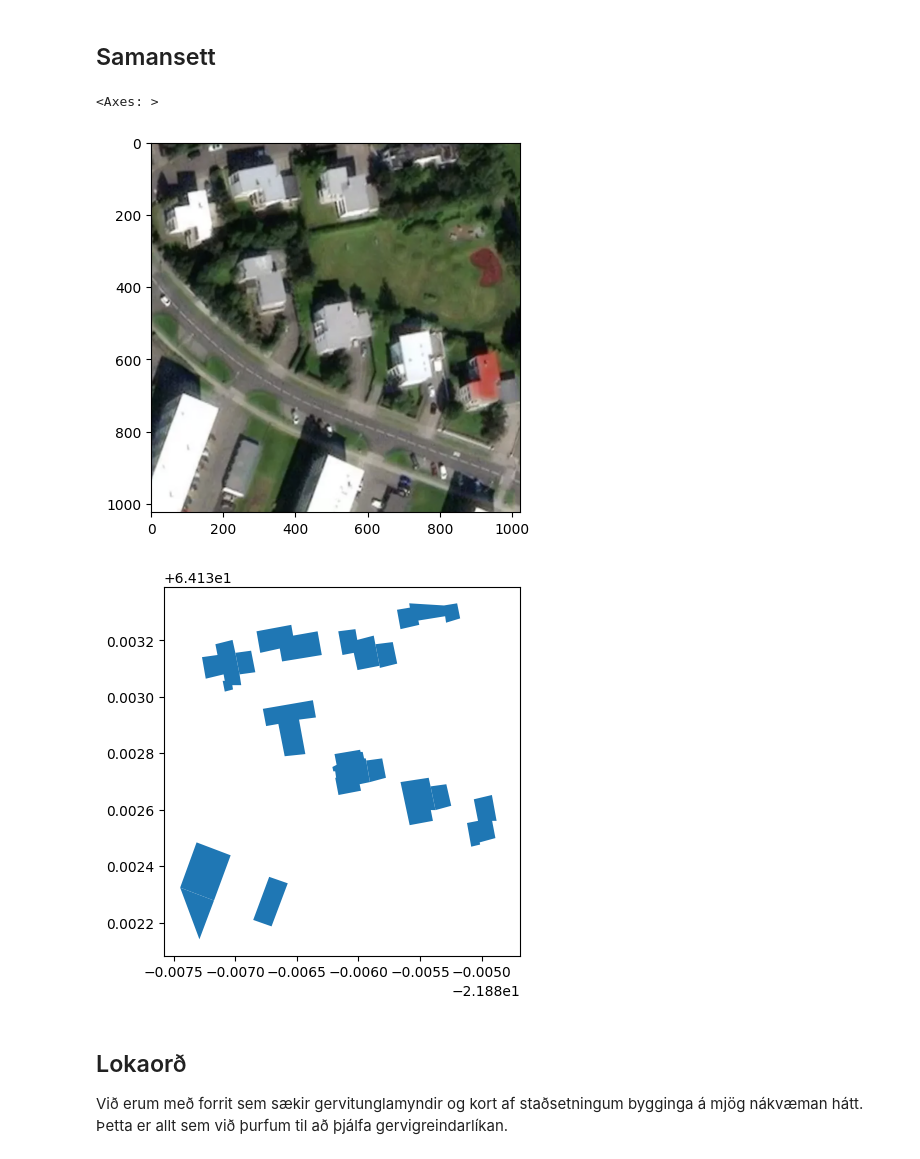
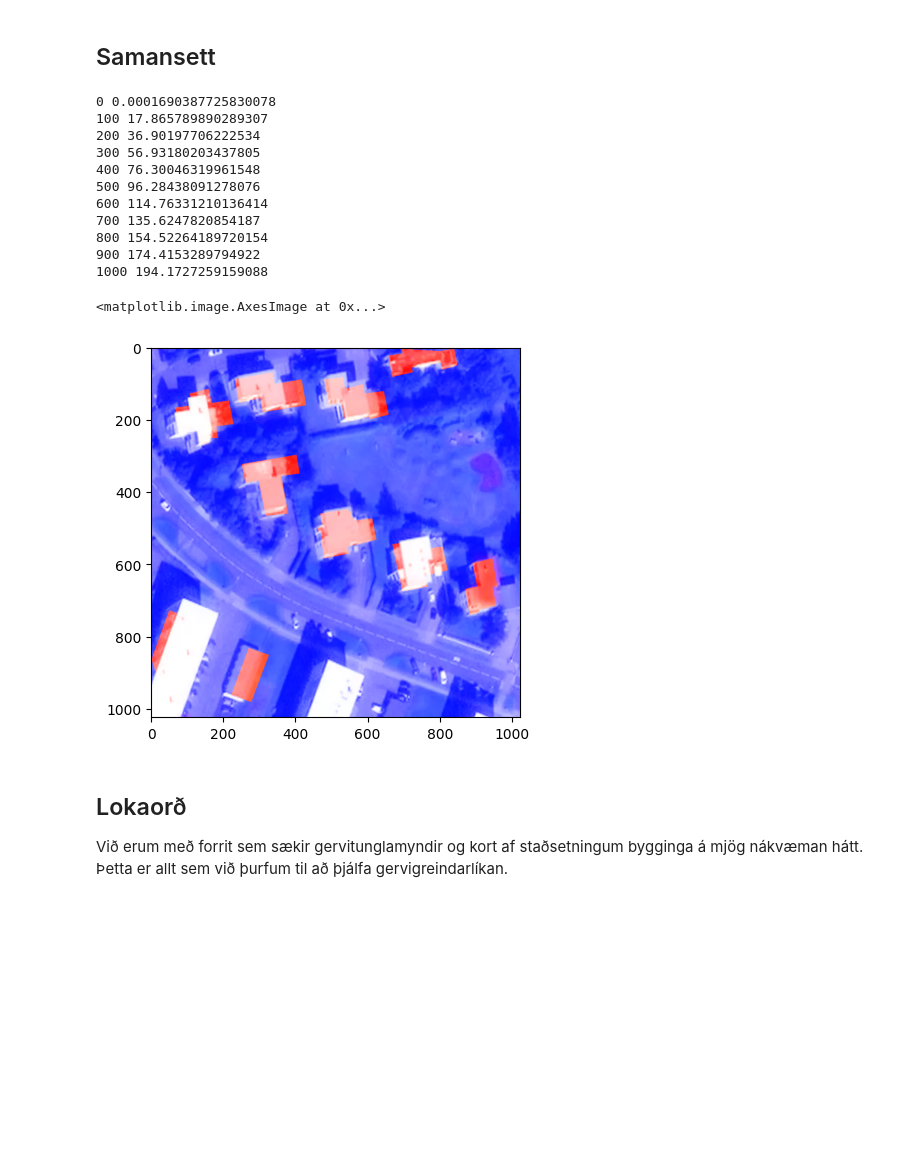
Before and after one commit to nholmesking/envalys-nathan, a Jupyter notebook: Nathan HK 2D-myndir.ipynb, the cells around one changed output. Saved outputs shown, nothing was run; the diff lists cells and outputs as text; code cells hidden in the pictures; blank space fills up the shorter version.

```diff
--- a/Nathan HK 2D-myndir.ipynb
+++ b/Nathan HK 2D-myndir.ipynb
@@ -52,15 +53,46 @@ osm = OSM(fp, bounding_box=[hnit[1] - 0.001373,
 byggingar = osm.get_buildings()
 # %% [markdown]
 ## Samansett
+# %%
+def pix2coord(pix, hnit):
+    x_t = 1 / (2 * math.pi) * 2 ** 17 * (math.pi + math.radians(hnit[1])) + (pix[0] - 512) / 1024
+    lon = math.degrees(x_t * 2 * math.pi / (2 ** 17) - math.pi)
+    y_t = 1 / (2 * math.pi) * 2 ** 17 * (math.pi - math.log(math.tan(math.pi / 4 + math.radians(hnit[0]) / 2))) + (pix[1] - 512) / 1024
+    lat = math.degrees(2 * (math.atan(math.exp(math.pi - y_t * 2 * math.pi / (2 ** 17))) - math.pi / 4))
+    return (lat, lon)
 # %%
-img = Image.open('/Users/002-nathan/Desktop/Envalys/gtm/' + str(hnit[0]) + '_' + str(hnit[1]) + '.png')
-fig, ax = plt.subplots()
-ax.imshow(img)
-byggingar.plot()
+gtm = Image.open('/Users/002-nathan/Desktop/Envalys/gtm/' + str(hnit[0]) + '_' + str(hnit[1]) + '.png')
+dilar = gtm.load()
+byrjun = time.time()
+for i in range(1024):
+    if i % 100 == 0:
+        print(i, time.time() - byrjun)
+    for j in range(1024):
+        coord = pix2coord((i, j), hnit)
+        f = True
+        for k in range(byggingar.shape[0]):
+            if byggingar['geometry'][k].contains(Point(coord[1], coord[0])):
+                gtm.putpixel((i, j), (max(dilar[i,j][0] + 64, 255), dilar[i,j][1], dilar[i,j][2]))
+                f = False
+                break
+        if f:
+            gtm.putpixel((i, j), (dilar[i,j][0], dilar[i,j][1], max(dilar[i,j][2] + 64, 255)))
+gtm.save('/Users/002-nathan/Desktop/Envalys/gtm/saman_' + str(hnit[0]) + '_' + str(hnit[1]) + '.png')
+plt.imshow(gtm)
 # %% [output]
-<Axes: >
+0 0.0001690387725830078
+100 17.865789890289307
+200 36.90197706222534
+300 56.93180203437805
+400 76.30046319961548
+500 96.28438091278076
+600 114.76331210136414
+700 135.6247820854187
+800 154.52264189720154
+900 174.4153289794922
+1000 194.1727259159088
+<matplotlib.image.AxesImage at 0x...>
-[figure, old version]
+[figure, new version]
-[figure, removed]
 # %% [markdown]
 ## Lokaorð
 Við erum með forrit sem sækir gervitunglamyndir og kort af staðsetningum bygginga á mjög nákvæman hátt. Þetta er allt sem við þurfum til að þjálfa gervigreindarlíkan.
```
Also changed, not shown: parts of 1 cell of this notebook.
